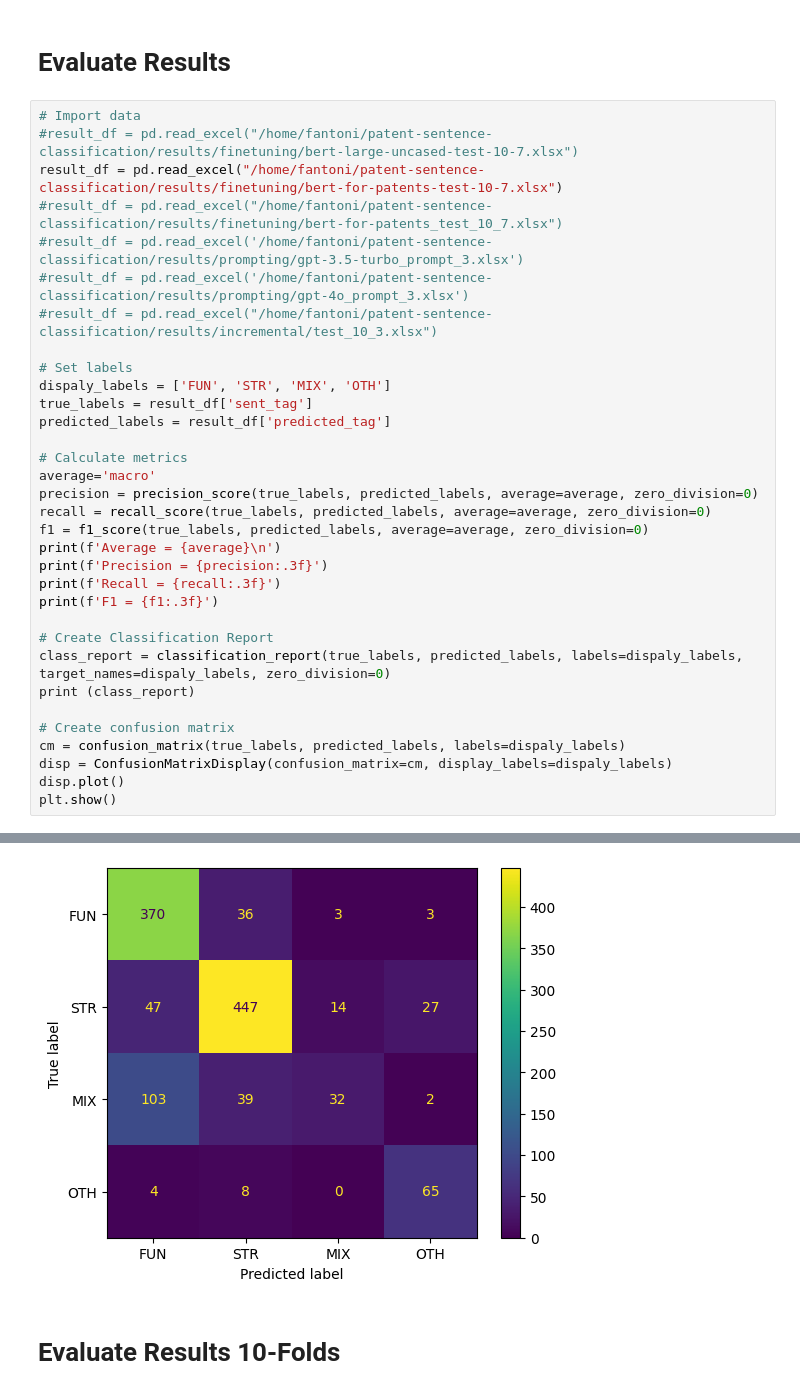
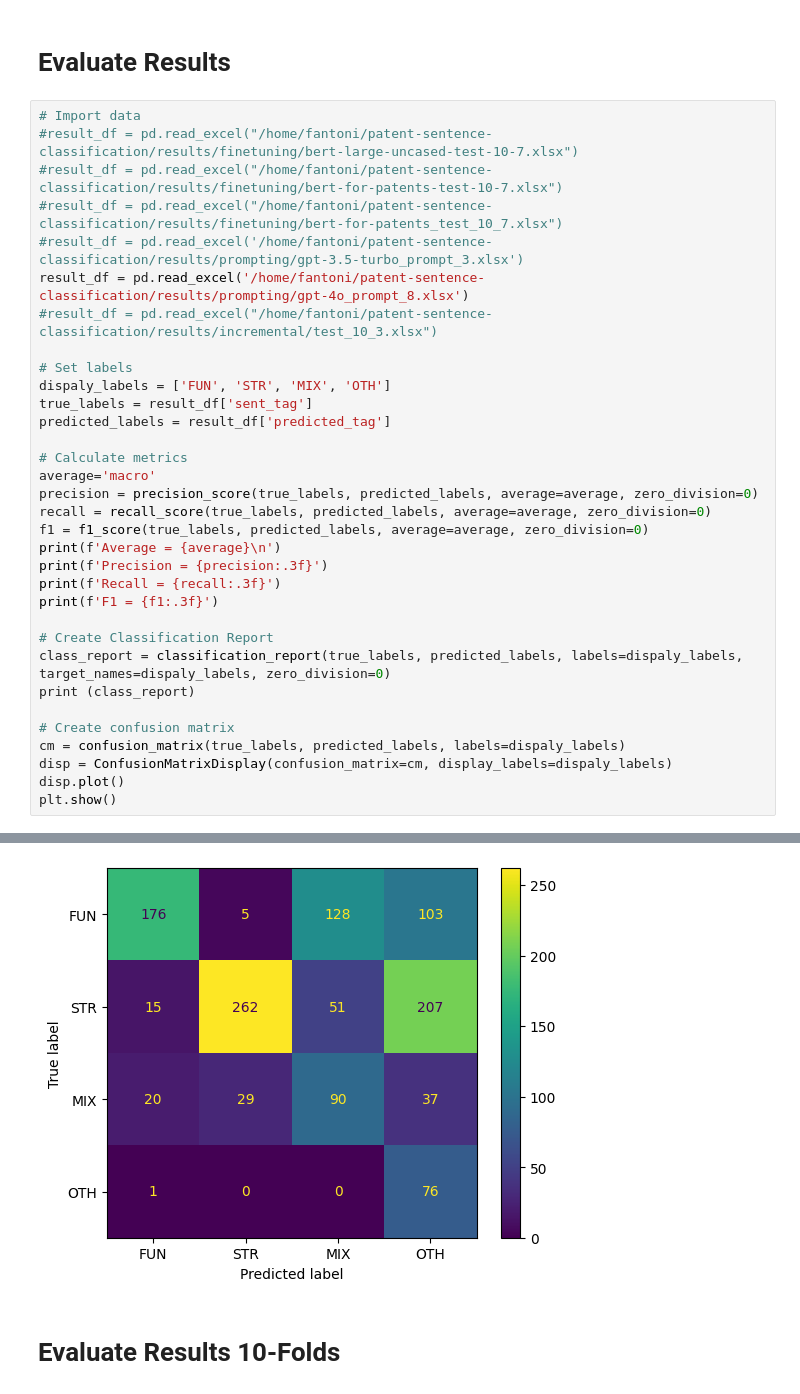
Before and after one commit to Marco-Consoloni/patent-sentence-classification, a Jupyter notebook: evaluate.ipynb, the cells around one changed output, grey strips where cells are left out. Cells and saved outputs as stored; diff of their text form.

```diff
--- a/evaluate.ipynb
+++ b/evaluate.ipynb
@@ -61,10 +63,10 @@ weighted avg       0.74      0.74      0.74      1200
 # %%
 # Import data
 #result_df = pd.read_excel("/home/fantoni/patent-sentence-classification/results/finetuning/bert-large-uncased-test-10-7.xlsx")
-result_df = pd.read_excel("/home/fantoni/patent-sentence-classification/results/finetuning/bert-for-patents-test-10-7.xlsx")
+#result_df = pd.read_excel("/home/fantoni/patent-sentence-classification/results/finetuning/bert-for-patents-test-10-7.xlsx")
 #result_df = pd.read_excel("/home/fantoni/patent-sentence-classification/results/finetuning/bert-for-patents_test_10_7.xlsx")
 #result_df = pd.read_excel('/home/fantoni/patent-sentence-classification/results/prompting/gpt-3.5-turbo_prompt_3.xlsx')
-#result_df = pd.read_excel('/home/fantoni/patent-sentence-classification/results/prompting/gpt-4o_prompt_3.xlsx')
+result_df = pd.read_excel('/home/fantoni/patent-sentence-classification/results/prompting/gpt-4o_prompt_8.xlsx')
 #result_df = pd.read_excel("/home/fantoni/patent-sentence-classification/results/incremental/test_10_3.xlsx")
 
 # Set labels
@@ -110,4 +112,4 @@ weighted avg       0.76      0.76      0.74      1200
-[figure, old version]
+[figure, new version]
 # %% [markdown]
 # Evaluate Results 10-Folds
 # %%
```
Also changed, not shown: parts of 9 cells of this notebook.
